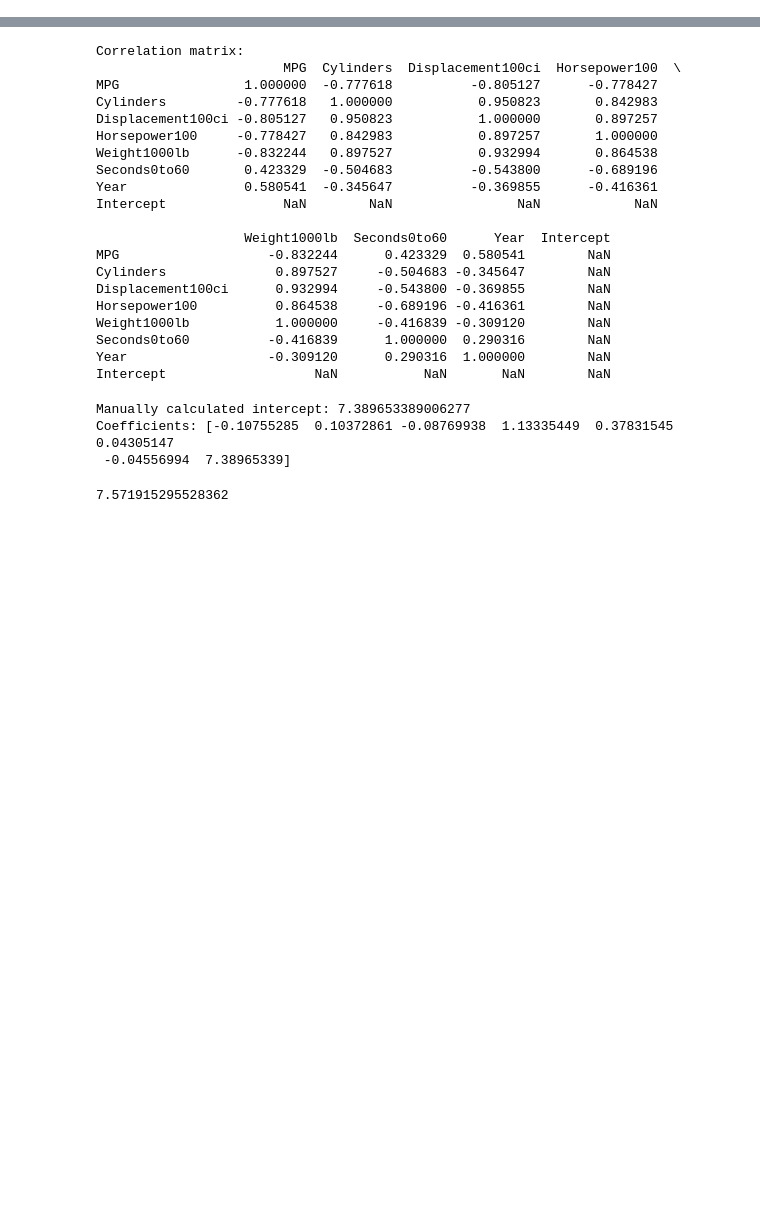
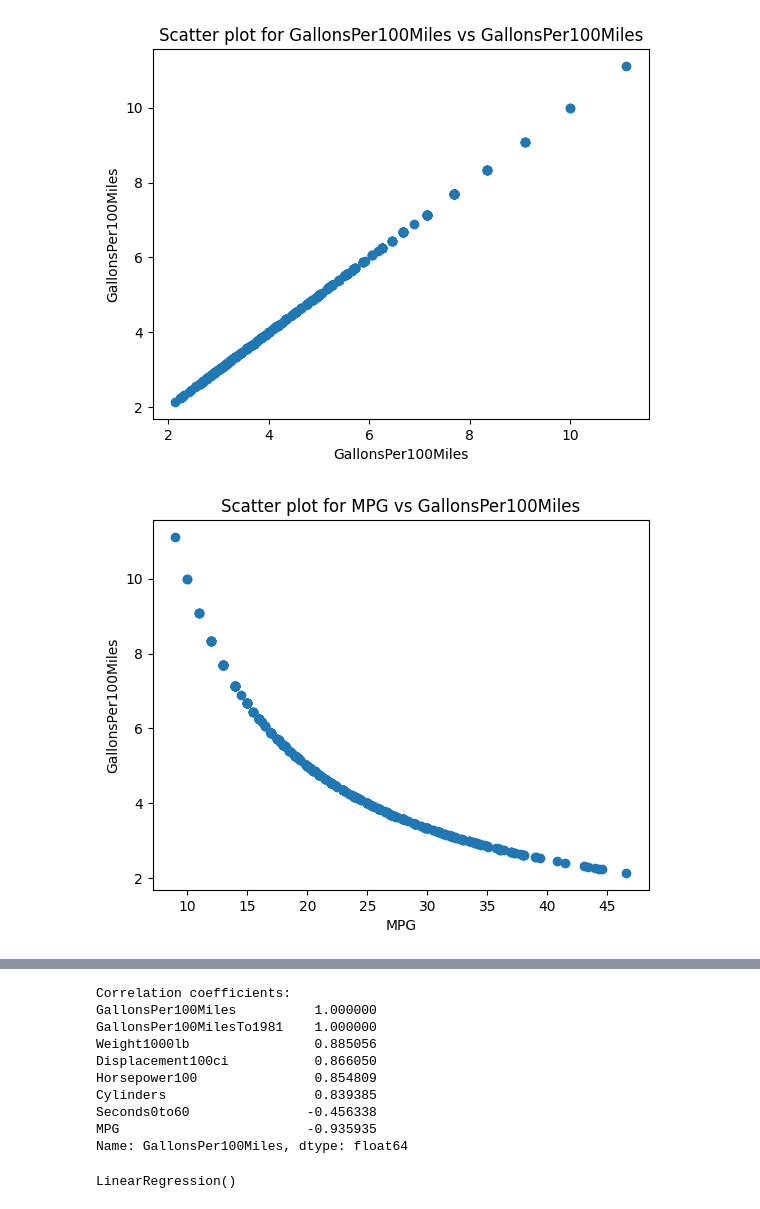
Before and after one commit to gibanator/assignment_3, a Jupyter notebook: linear_regression.ipynb, the cells around one changed output, grey strips where cells are left out. Drawn from its saved outputs; the diff is of its cells as text; code cells hidden in the pictures; blank space fills up the shorter version.

```diff
--- a/linear_regression.ipynb
+++ b/linear_regression.ipynb
@@ -65,0 +30,11 @@ X
+# %%
+scatter_columns = ['GallonsPer100Miles', 'MPG', 'Cylinders', 'Displacement100ci', 'Horsepower100', 'Weight1000lb', 'Seconds0to60', 'Year']
+for col in scatter_columns:
+    plt.scatter(auto_MPG[col], auto_MPG['GallonsPer100Miles'])
+    plt.title(f'Scatter plot for {col} vs GallonsPer100Miles')
+    plt.xlabel(col)
+    plt.ylabel('GallonsPer100Miles')
+    plt.show()
+# %% [output]
+[figure, added]
+[figure, added]
@@ -66,42 +47,28 @@ X
 # %%
-correlation_matrix = X.corr()
-print("Correlation matrix:")
-print(correlation_matrix)
+correlation_matrix = auto_MPG.iloc[:, :8].corr()
+print("\nCorrelation coefficients:")
+print(correlation_matrix['GallonsPer100Miles'].sort_values(ascending=False))
 # %% [output]
-Correlation matrix:
-                        MPG  Cylinders  Displacement100ci  Horsepower100  \
-MPG                1.000000  -0.777618          -0.805127      -0.778427
-Cylinders         -0.777618   1.000000           0.950823       0.842983
-Displacement100ci -0.805127   0.950823           1.000000       0.897257
-Horsepower100     -0.778427   0.842983           0.897257       1.000000
-Weight1000lb      -0.832244   0.897527           0.932994       0.864538
-Seconds0to60       0.423329  -0.504683          -0.543800      -0.689196
-Year               0.580541  -0.345647          -0.369855      -0.416361
-Intercept               NaN        NaN                NaN            NaN
-
-                   Weight1000lb  Seconds0to60      Year  Intercept
-MPG                   -0.832244      0.423329  0.580541        NaN
-Cylinders              0.897527     -0.504683 -0.345647        NaN
-Displacement100ci      0.932994     -0.543800 -0.369855        NaN
-Horsepower100          0.864538     -0.689196 -0.416361        NaN
-Weight1000lb           1.000000     -0.416839 -0.309120        NaN
-Seconds0to60          -0.416839      1.000000  0.290316        NaN
-Year                  -0.309120      0.290316  1.000000        NaN
-Intercept                   NaN           NaN       NaN        NaN
+Correlation coefficients:
+GallonsPer100Miles          1.000000
+GallonsPer100MilesTo1981    1.000000
+Weight1000lb                0.885056
+Displacement100ci           0.866050
+Horsepower100               0.854809
+Cylinders                   0.839385
+Seconds0to60               -0.456338
+MPG                        -0.935935
+Name: GallonsPer100Miles, dtype: float64
-# %%
-coefficients = np.linalg.inv(X.T.dot(X)).dot(X.T).dot(y)
-mean_y = np.mean(y)
-mean_x_values = X.mean()
-intercept = mean_y - np.dot(coefficients[:-1], mean_x_values[:-1])
-print("Manually calculated intercept:", intercept)
-print("Coefficients:", coefficients)
-# %% [output]
-Manually calculated intercept: 7.389653389006277
-Coefficients: [-0.10755285  0.10372861 -0.08769938  1.13335449  0.37831545  0.04305147
- -0.04556994  7.38965339]
-# %%
-x_test = np.array([14, 8, 4.4, 2.15, 4.312, 8.5, 70])
-pred_y = intercept + np.dot(coefficients[:-1], x_test)
-print(pred_y)
-# %% [output]
-7.571915295528362
+# %%
+from sklearn.impute import SimpleImputer
+
+imputer = SimpleImputer(strategy='mean')
+
+X_train_imputed = imputer.fit_transform(X_train)
+
+X_test_imputed = imputer.transform(X_test)
+
+model = LinearRegression()
+model.fit(X_train_imputed, y_train)
+# %% [output]
+LinearRegression()
```
Also changed, not shown: parts of 11 cells of this notebook.
